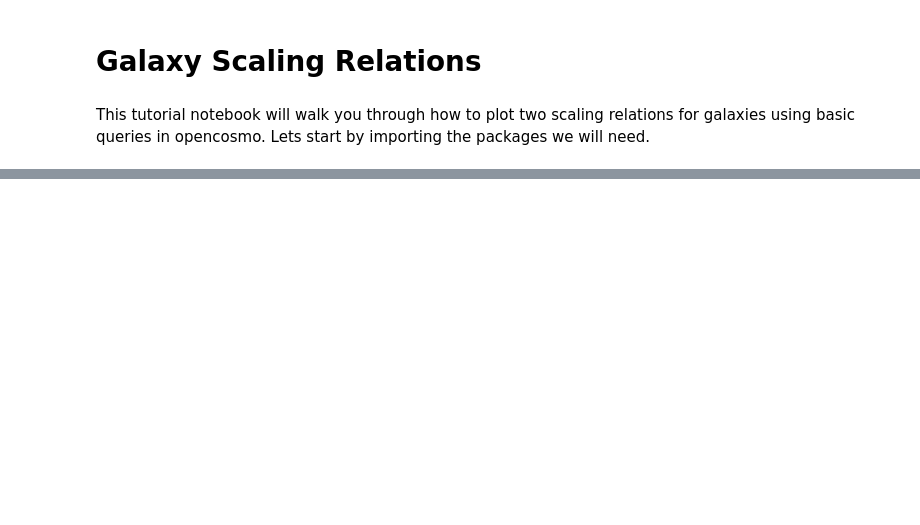
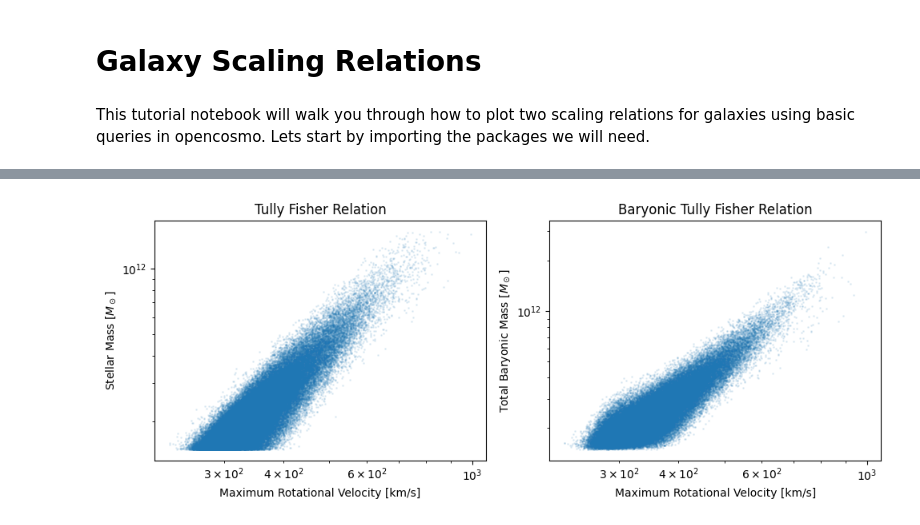
Before and after one commit to gideonkmc/opencosmo-examples, a Jupyter notebook: new_tutorials/Galaxy_scaling_relations.ipynb, the cells around one changed output, grey strips where cells are left out. Cells and saved outputs as stored; diff of their text form; code cells hidden in the pictures; blank space fills up the shorter version.

```diff
--- a/new_tutorials/Galaxy_scaling_relations.ipynb
+++ b/new_tutorials/Galaxy_scaling_relations.ipynb
@@ -22,0 +33,24 @@ plt.show()
+# %%
+Vrot = data.select('gal_max_cir_vel').get_data().value
+Mbar = data.select('gal_mass_bar').get_data().value
+
+fig, ax = plt.subplots(1, 2, figsize=(10,4))
+
+ax[0].scatter(Vrot, mass, s=1, alpha = 0.1)
+ax[0].set_xlabel('Maximum Rotational Velocity [km/s]')
+ax[0].set_ylabel('Stellar Mass [$M_\odot$]')
+ax[0].set_title('Tully Fisher Relation')
+ax[0].set_xscale('log')
+ax[0].set_yscale('log')
+
+ax[1].scatter(Vrot, Mbar, s=1, alpha = 0.1)
+ax[1].set_xlabel('Maximum Rotational Velocity [km/s]')
+ax[1].set_ylabel('Total Baryonic Mass [$M_\odot$]')
+ax[1].set_title('Baryonic Tully Fisher Relation')
+ax[1].set_xscale('log')
+ax[1].set_yscale('log')
+
+plt.tight_layout()
+plt.show()
+# %% [output]
+[figure, added]
```
Also changed, not shown: parts of 13 cells of this notebook, 1 other file.
